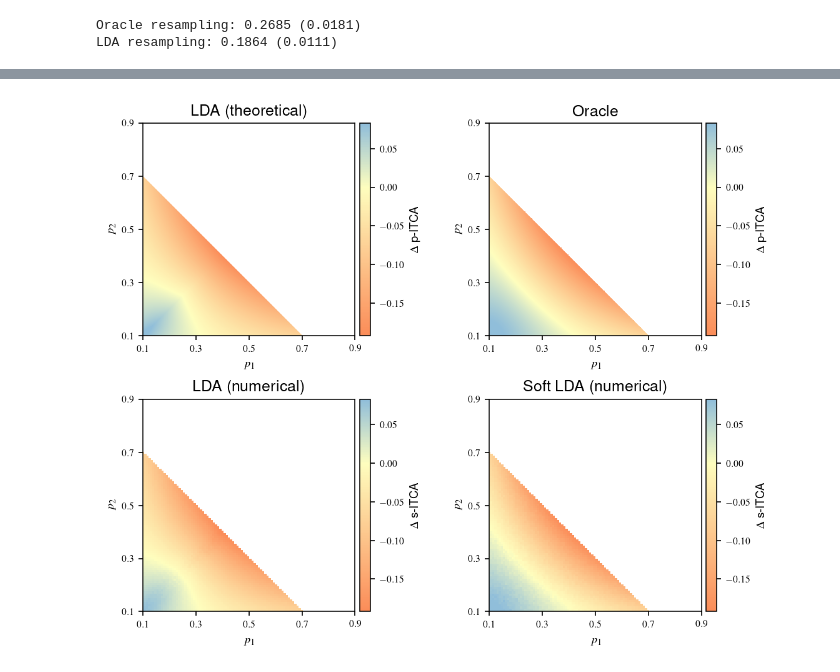
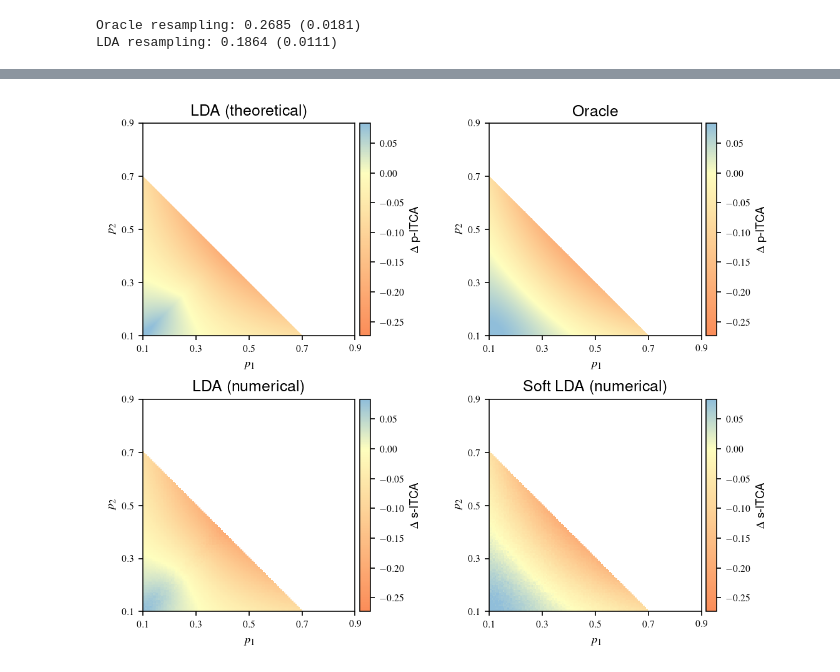
Before and after one commit to JSB-UCLA/ITCA, a Jupyter notebook: notebooks/theoretic_remarks.ipynb, the cells around one changed output, grey strips where cells are left out. Cells and saved outputs as stored; diff of their text form; code cells hidden in the pictures.

```diff
--- a/notebooks/theoretic_remarks.ipynb
+++ b/notebooks/theoretic_remarks.ipynb
@@ -246,30 +251,31 @@ def compute_diff(X, y_obs, y_true, clf, id_mapping, true_mapping, y_dist):
     post = itca(y_obs, clf.predict(X), true_mapping, y_dist)
     return post - prior
 # %%
+# it takes around 20min
 n_points = 100
 protect = 0.1
-p1_arr = np.linspace(0.1, 0.9, n_points)
+p1_arr = np.linspace(0.1, 0.7, n_points)
 n_samples = 5000
-repeat = 10
+repeat = 5
 canvas_hard = np.zeros([n_points, n_points])
 canvas_soft = np.zeros([n_points, n_points])
 lda = LinearDiscriminantAnalysis()
 soft_lda = SoftLDA()
-id_mapping = bidict({0:0, 1:1, 2:2, 3:3})
-true_mapping = bidict({0:0, 1:1, 2:2, 3:2})
+id_mapping = bidict({0:0, 1:1, 2:2})
+true_mapping = bidict({0:0, 1:1, 2:1})
 for i, j in tqdm(product(range(len(p1_arr)), range(len(p1_arr))), total=n_points**2):
         p1 = p1_arr[i]
         p2 = p1_arr[j]
-        ni = int(n_samples * (1 - p1 - p2) / 2)
+        ni = int(n_samples * (1 - p1 - p2))
         if ni > protect * n_samples:
             hard_diff_v = []
             soft_diff_v = []
-            for _ in range(repeat):
-                sim_data = lda_suite(np.array([ni, ni, int((p1 + p2) * n_samples)]), p=4,
-                             n_classes=3, length=5, seed=0, min_dist=1)
+            for iter_i in range(repeat):
+                sim_data = lda_suite(np.array([ni, int((p1 + p2) * n_samples)]), p=4,
+                             n_classes=2, length=5, seed=iter_i, min_dist=1)
                 X = sim_data.X.T
                 y_true = sim_data.y
-                y_obs = split_class(sim_data.y, 2, prop=p1 / (p1 + p2))
+                y_obs = split_class(sim_data.y, 1, prop=p1 / (p1 + p2))
                 y_dist = compute_y_dist(y_obs)
                 hard_diff = compute_diff(X, y_obs, y_true, lda, id_mapping, true_mapping, y_dist)
                 soft_diff = compute_diff(X, y_obs, y_true, soft_lda, id_mapping, true_mapping, y_dist)
@@ -386,48 +361,63 @@ soft-LDA: red area ratio: 0.2794
 # %%
 from mpl_toolkits.axes_grid1.axes_divider import make_axes_locatable
 vmin = min(np.min(canvas_hard), np.min(canvas_soft))
-vmax = min(np.max(canvas_hard), np.max(canvas_soft))
+vmax = np.max(canvas_hard)
 color_norm = matplotlib.colors.TwoSlopeNorm(vmin=min(vmin, -1e-4), vcenter=0, vmax=vmax)
 fig, ((ax1, ax2), (ax3, ax4)) = plt.subplots(2, 2)
-plt.set_cmap('bwr')
+# subset  theoretical resutls
+p1_arr = np.linspace(0.001, 0.998, 1000)
+ind_end = np.argmin(np.abs(p1_arr - 0.7))
+ind_start = np.argmin(np.abs(p1_arr - 0.1))
+canvas1_sub = canvas[ind_start:ind_end+1, ind_start:ind_end+1]
+canvas2_sub = canvas2[ind_start:ind_end+1, ind_start:ind_end+1]
+p1_arr_sub = p1_arr[ind_start:ind_end+1]
+mask = np.flip(np.tril(np.ones(canvas2_sub.shape)), axis=0)
+canvas1_sub = np.multiply(canvas1_sub, mask)
+canvas2_sub = np.multiply(canvas2_sub, mask)
+# subset experimental results
+# p1_arr = np.linspace(0.1, 0.9, 100)
+# ind_end = np.argmin(np.abs(p1_arr - 0.8))
+#ind_start = np.argmin(np.abs(p1_arr - 0.1))
+# p1_arr_sub = p1_arr[ind_start:ind_end+1]
+# canvas_hard_sub = canvas_hard[ind_start:ind_end+1, ind_start:ind_end+1]
+# canvas_soft_sub = canvas_soft[ind_start:ind_end+1, ind_start:ind_end+1]
 #-------------------------------  Plot p-ITCA for comparision -----------------------------------
 # im0 = ax0.pcolormesh(np.linspace(0.001, 0.7, 1000), np.linspace(0.001, 0.7, 1000),  canvas2,
 #                      norm=colors.TwoSlopeNorm(vmin=-0.18, vcenter=0, vmax=0.08),
 #                      shading='auto')
 #--------------------------------------- Oracle ---------------------------------------
 canvas_list = [get_bad_canvas(canvas2_sub), get_bad_canvas(canvas1_sub),
-               get_bad_canvas(canvas_hard_sub), get_bad_canvas(canvas_soft_sub)]
+               get_bad_canvas(canvas_hard), get_bad_canvas(canvas_soft)]
 title_list = ["LDA (theoretical)", "Oracle", "LDA (numerical)", "Soft LDA (numerical)"]
 for ind, ax in enumerate([ax1, ax2, ax3, ax4]):
     if ind < 2:
         p1_arr = np.linspace(0.001, 0.998, 1000)
+        ind_end = np.argmin(np.abs(p1_arr - 0.7))
+        ind_start = np.argmin(np.abs(p1_arr - 0.1))
+        p1_arr_sub = p1_arr[ind_start:ind_end+1]
     else:
-        p1_arr = np.linspace(0.1, 0.9, 100)
-
-    ind_end = np.argmin(np.abs(p1_arr - 0.7))
-    ind_start = np.argmin(np.abs(p1_arr - 0.1))
-    p1_arr_sub = p1_arr[ind_start:ind_end+1]
+        p1_arr_sub = np.linspace(0.1, 0.7, 100)
     x_range, y_range = p1_arr_sub, p1_arr_sub
     im = ax.pcolormesh(x_range, y_range,  canvas_list[ind],
                      norm=color_norm,  shading='auto', cmap=my_cmp)
     ax.set_aspect(1.0)
     ax.set_xlim([0.1, 0.9])
     ax.set_ylim([0.1, 0.9])
     ax.set_xticks([0.1, 0.3, 0.5, 0.7, 0.9])
     ax.set_yticks([0.1, 0.3, 0.5, 0.7, 0.9])
     divider = make_axes_locatable(ax)
     cax = divider.append_axes('right', size='5%', pad=0.05)
     cb = fig.colorbar(im, cax=cax, orientation='vertical')
     if ind < 2:
         cb.set_label("$\Delta$ p-ITCA")
     else:
         cb.set_label("$\Delta$ s-ITCA")
     ax.set_title(title_list[ind], fontsize=12)
     ax.set_xlabel("$p_1$")
     ax.set_ylabel("$p_2$")
 
 fig.set_size_inches(7.5, 6)
 plt.tight_layout()
 plt.savefig("delta_ps-ITCA.png", dpi=300)
 # %% [output]
-[figure, old version]
+[figure, new version]
```
Also changed, not shown: parts of 5 cells of this notebook, 1 other file.
